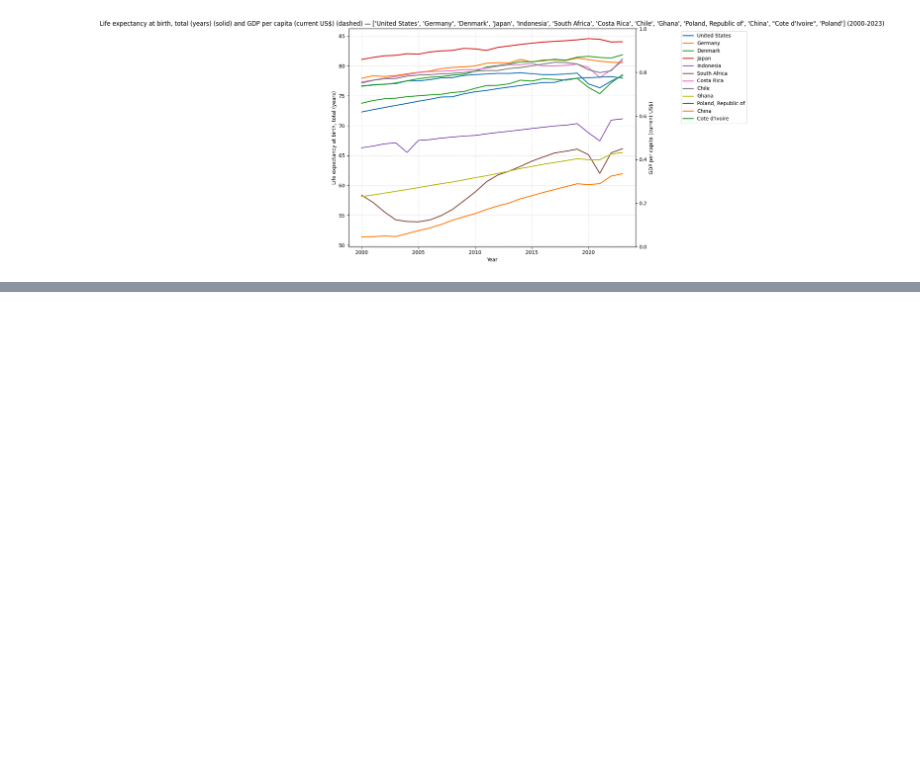
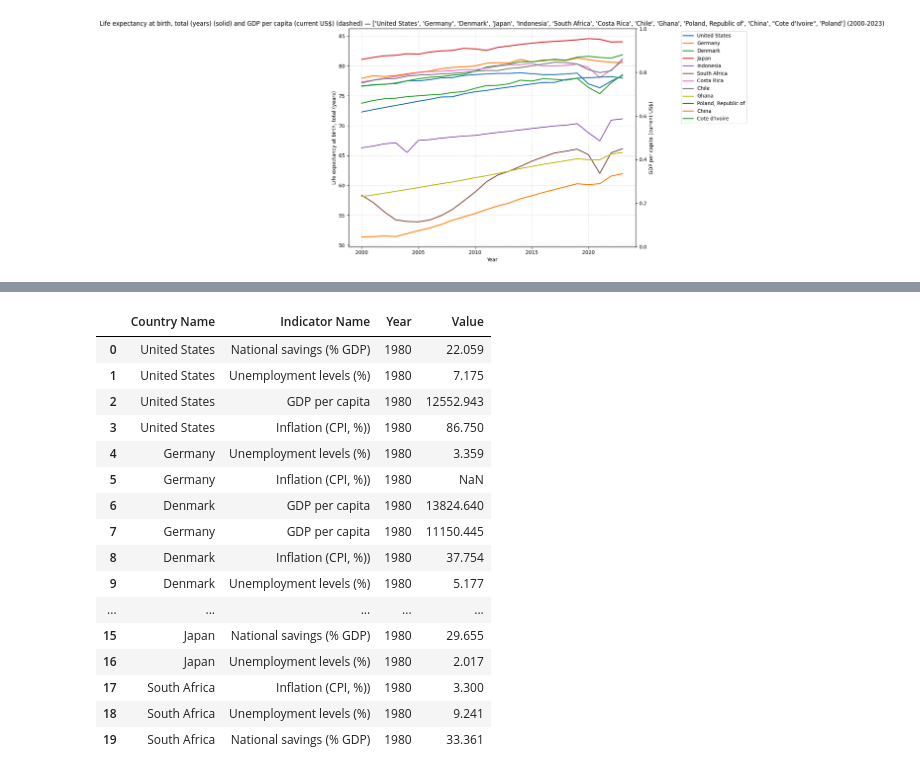
Before and after one commit to MDYCK12/Well-Being-Economics-, a Jupyter notebook: Notebooks/Katharina2.ipynb, the cells around one changed output, grey strips where cells are left out. Cells and saved outputs as stored; diff of their text form; code cells hidden in the pictures; blank space fills up the shorter version.

```diff
--- a/Notebooks/Katharina2.ipynb
+++ b/Notebooks/Katharina2.ipynb
@@ -249 +274,21 @@ Unemployment levels (%)                                                459
 Name: count, dtype: int64
+# %%
+df.head(20)
+# %% [output]
+|  | Country Name | Indicator Name | Year | Value |
+| 0 | United States | National savings (% GDP) | 1980 | 22.059 |
+| 1 | United States | Unemployment levels (%) | 1980 | 7.175 |
+| 2 | United States | GDP per capita | 1980 | 12552.943 |
+| 3 | United States | Inflation (CPI, %)) | 1980 | 86.750 |
+| 4 | Germany | Unemployment levels (%) | 1980 | 3.359 |
+| 5 | Germany | Inflation (CPI, %)) | 1980 | NaN |
+| 6 | Denmark | GDP per capita | 1980 | 13824.640 |
+| 7 | Germany | GDP per capita | 1980 | 11150.445 |
+| 8 | Denmark | Inflation (CPI, %)) | 1980 | 37.754 |
+| 9 | Denmark | Unemployment levels (%) | 1980 | 5.177 |
+| ... | ... | ... | ... | ... |
+| 15 | Japan | National savings (% GDP) | 1980 | 29.655 |
+| 16 | Japan | Unemployment levels (%) | 1980 | 2.017 |
+| 17 | South Africa | Inflation (CPI, %)) | 1980 | 3.300 |
+| 18 | South Africa | Unemployment levels (%) | 1980 | 9.241 |
+| 19 | South Africa | National savings (% GDP) | 1980 | 33.361 |
```
Also changed, not shown: parts of 27 cells of this notebook.
